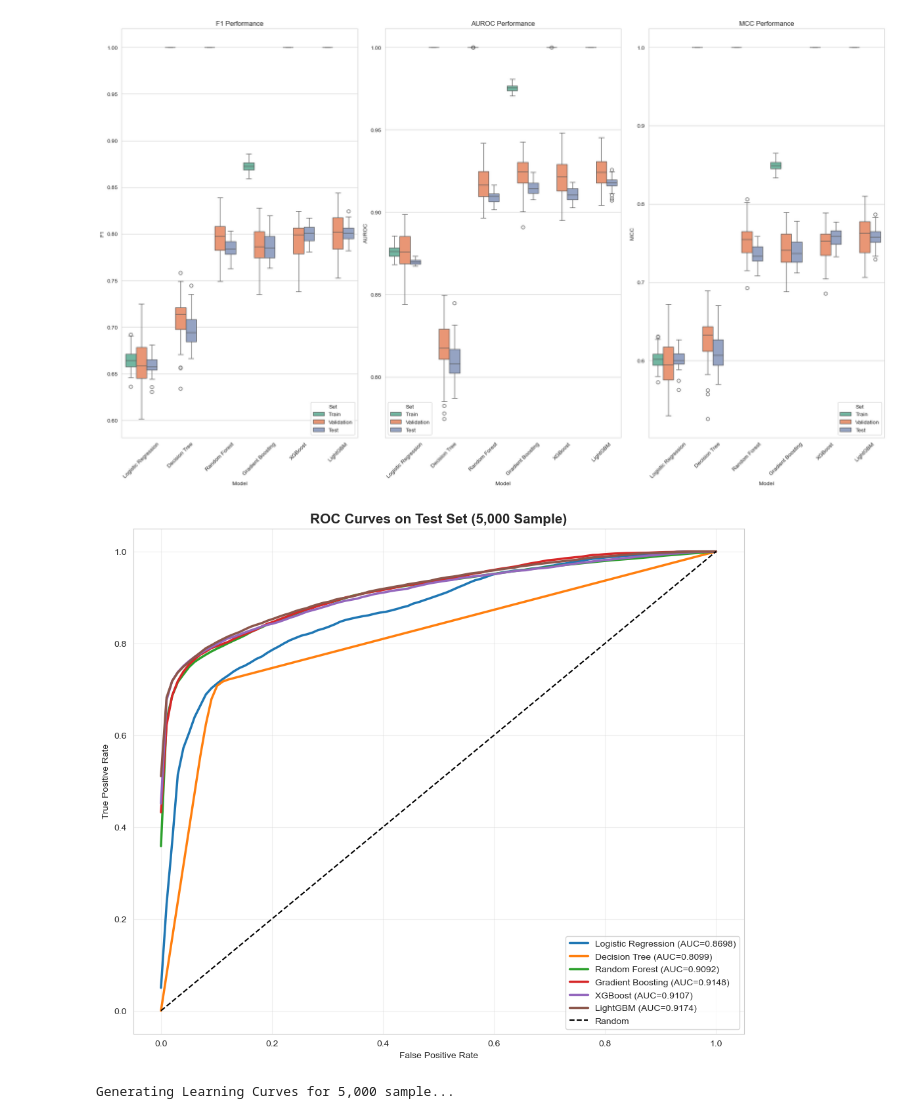
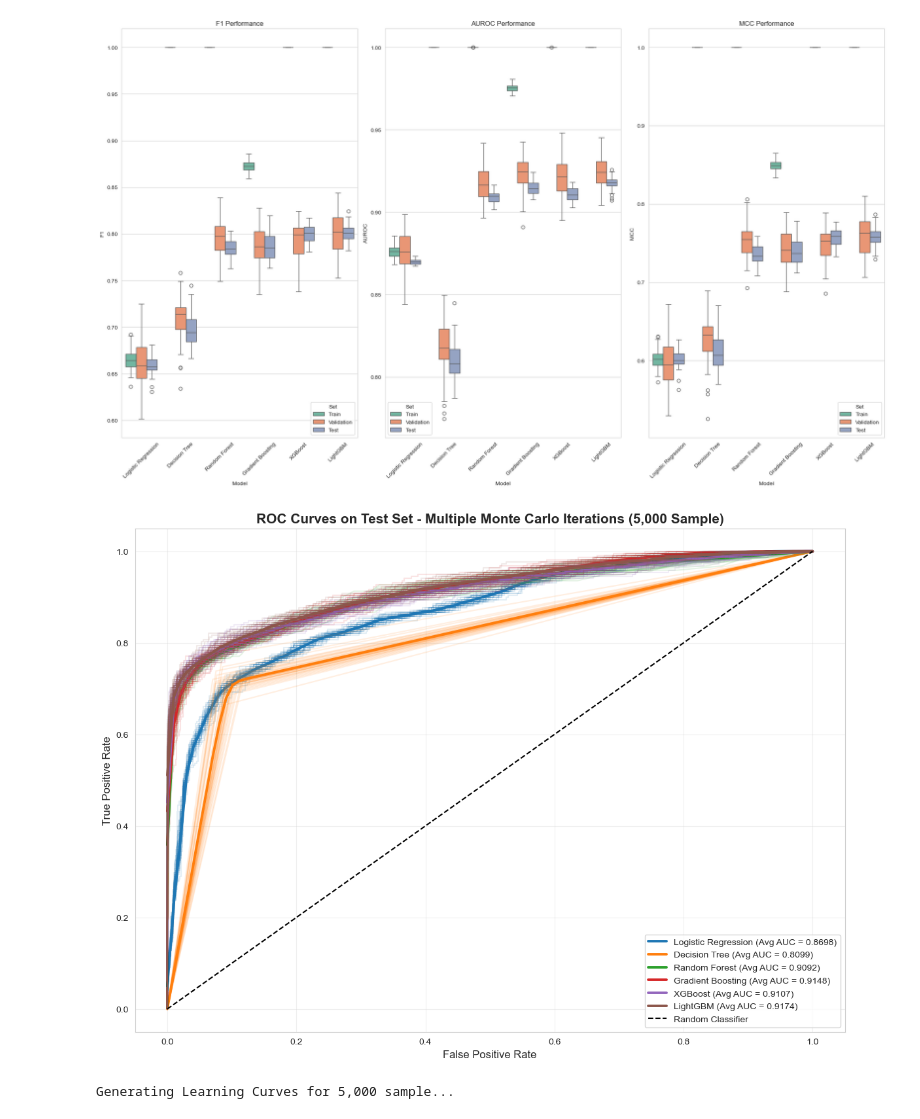
Before and after one commit to 45026602/Zonia-Paper-2, a Jupyter notebook: Zonia_5k.ipynb, the cells around one changed output. Drawn from its saved outputs; the diff is of its cells as text; code cells hidden in the pictures.

```diff
--- a/Zonia_5k.ipynb
+++ b/Zonia_5k.ipynb
@@ -1,7 +1,7 @@
 # %%
 # =====================================================
 # FINAL COMPREHENSIVE CREDIT RISK ANALYSIS - 5,000 SAMPLE
-# Stratified Sample + Train/Val/Test + Monte Carlo + ROC + Learning Curves
+# Stratified Sample + Train/Val/Test + Monte Carlo + Enhanced ROC Curves + Learning Curves
 # =====================================================
 
 import pandas as pd
@@ -11,7 +11,6 @@ warnings.filterwarnings('ignore')
 
 import matplotlib.pyplot as plt
 import seaborn as sns
-from math import pi
 
 from sklearn.model_selection import train_test_split, learning_curve
 from sklearn.preprocessing import StandardScaler, OneHotEncoder
@@ -34,11 +33,9 @@ df_original = pd.read_csv('credit_risk_dataset.csv')
 target = 'loan_status'
 
 sample_size = 5000
-
 df_sample = df_original.groupby(target, group_keys=False).apply(
     lambda x: x.sample(n=int(sample_size * len(x) / len(df_original)), random_state=42)
 )
-
 df = df_sample.sample(n=sample_size, random_state=42) if len(df_sample) > sample_size else df_sample
 
 print(f"✅ Sample Shape: {df.shape}")
@@ -50,7 +47,6 @@ y = df[target]
 
 X_train_full, X_temp, y_train_full, y_temp = train_test_split(
     X, y, test_size=0.4, stratify=y, random_state=42)
-
 X_val, X_test, y_val, y_test = train_test_split(
     X_temp, y_temp, test_size=0.5, stratify=y_temp, random_state=42)
 
@@ -61,8 +57,7 @@ numeric_features = df.select_dtypes(include=['int64', 'float64']).columns.drop(t
 categorical_features = df.select_dtypes(include=['object']).columns.tolist()
 
 preprocessor = ColumnTransformer([
-    ('num', Pipeline([('imputer', SimpleImputer(strategy='median')),
-                      ('scaler', StandardScaler())]), numeric_features),
+    ('num', Pipeline([('imputer', SimpleImputer(strategy='median')), ('scaler', StandardScaler())]), numeric_features),
     ('cat', Pipeline([('imputer', SimpleImputer(strategy='most_frequent')),
                       ('encoder', OneHotEncoder(drop='first', sparse_output=False, handle_unknown='ignore'))]), categorical_features)
 ])
@@ -132,7 +127,7 @@ def monte_carlo_simulation(n_sim=40):
                 metrics['Set'] = set_name
                 results.append(metrics)
 
-            # ROC data for Test set
+            # Save ROC data for every iteration on Test set
             if y_prob is not None:
                 fpr, tpr, _ = roc_curve(y_test, y_prob)
                 roc_data.append({
@@ -197,7 +192,7 @@ print(summary)
 # ------------------- VISUALIZATIONS -------------------
 sns.set_style("whitegrid")
 
-# 1. Boxplots
+# Boxplots
 plt.figure(figsize=(20, 12))
 metrics_list = ['F1', 'AUROC', 'MCC']
 for i, metric in enumerate(metrics_list):
@@ -209,28 +204,40 @@ plt.tight_layout()
 plt.savefig('boxplots_train_val_test_5000.png', dpi=300, bbox_inches='tight')
 plt.show()
 
-# 2. ROC Curves
-plt.figure(figsize=(12, 10))
-for idx, model_name in enumerate(results_df['Model'].unique()):
+# ==================== ENHANCED ROC CURVES (Multiple Iterations) ====================
+plt.figure(figsize=(14, 10))
+colors = sns.color_palette("tab10", len(models))
+
+for idx, model_name in enumerate(models.keys()):
     model_roc = roc_df[roc_df['Model'] == model_name]
+    if len(model_roc) == 0:
+        continue
     mean_auc = model_roc['auc'].mean()
+
+    # Plot all individual ROC curves (faint)
+    for _, row in model_roc.iterrows():
+        plt.plot(row['fpr'], row['tpr'], alpha=0.12, color=colors[idx])
+
+    # Plot bold average ROC curve
     mean_fpr = np.linspace(0, 1, 100)
     mean_tpr = np.mean([np.interp(mean_fpr, row['fpr'], row['tpr']) for _, row in model_roc.iterrows()], axis=0)
-    plt.plot(mean_fpr, mean_tpr, label=f'{model_name} (AUC={mean_auc:.4f})', linewidth=2.5)
+    plt.plot(mean_fpr, mean_tpr, label=f'{model_name} (Avg AUC = {mean_auc:.4f})',
+             linewidth=2.8, color=colors[idx])
 
-plt.plot([0, 1], [0, 1], 'k--', label='Random')
-plt.xlabel('False Positive Rate')
-plt.ylabel('True Positive Rate')
-plt.title('ROC Curves on Test Set (5,000 Sample)', fontsize=15, fontweight='bold')
-plt.legend(loc='lower right')
+plt.plot([0, 1], [0, 1], 'k--', label='Random Classifier')
+plt.xlabel('False Positive Rate', fontsize=12)
+plt.ylabel('True Positive Rate', fontsize=12)
+plt.title('ROC Curves on Test Set - Multiple Monte Carlo Iterations (5,000 Sample)',
+          fontsize=15, fontweight='bold')
+plt.legend(loc='lower right', fontsize=10)
 plt.grid(True, alpha=0.3)
-plt.savefig('ROC_curves_test_set_5000.png', dpi=300, bbox_inches='tight')
+plt.savefig('ROC_curves_multiple_iterations_5000.png', dpi=300, bbox_inches='tight')
 plt.show()
 
-# 3. Learning Curves
+# Learning Curves
 plot_learning_curves()
 
-# 4. Overfitting Gap
+# Overfitting Gap
 train_df = results_df[results_df['Set'] == 'Train']
 test_df = results_df[results_df['Set'] == 'Test']
 gap = train_df.merge(test_df, on=['Model', 'Simulation'], suffixes=('_train', '_test'))
@@ -240,42 +247,36 @@ plt.figure(figsize=(14, 8))
 sns.boxplot(x='Model', y='F1_Gap', data=gap, palette="Reds")
 plt.title('Overfitting Gap (Train F1 - Test F1) - 5,000 Sample', fontsize=15, fontweight='bold')
 plt.axhline(0, color='black', linestyle='--')
 plt.xticks(rotation=45)
 plt.savefig('overfitting_gap_5000.png', dpi=300, bbox_inches='tight')
 plt.show()
 
 # ------------------- SAVE RESULTS -------------------
 results_df.to_csv('monte_carlo_results_train_val_test_5000.csv', index=False)
 summary.to_csv('summary_train_val_test_5000.csv')
 
-print("\n🎉 Comprehensive Analysis for 5,000 Sample Completed Successfully!")
-print("Files saved:")
-print("- monte_carlo_results_train_val_test_5000.csv")
-print("- summary_train_val_test_5000.csv")
-print("- ROC_curves_test_set_5000.png")
-print("- boxplots_train_val_test_5000.png")
-print("- learning_curves_5000.png")
-print("- overfitting_gap_5000.png")
+print("\n🎉 Comprehensive Analysis for 5,000 Sample Completed!")
+print("Enhanced ROC curves with multiple iterations saved.")
 # %% [output]
 Loading dataset...
 ✅ Sample Shape: (4999, 12)
 Class Distribution:
 loan_status
 0    0.781956
 1    0.218044
 Name: proportion, dtype: float64
 
 Split → Train: 2999 | Val: 1000 | Test: 1000
 
 🚀 Running Monte Carlo (40 iterations) on 5,000 sample...
 
 ... (26 lines left out)
                     Validation  0.7952  0.0204  0.9170  0.0106  0.7525  0.0241
 XGBoost             Test        0.8004  0.0089  0.9107  0.0041  0.7572  0.0115
                     Train       1.0000  0.0000  1.0000  0.0000  1.0000  0.0000
                     Validation  0.7924  0.0195  0.9215  0.0107  0.7478  0.0227
 [figure]
-[figure, old version]
+[figure, new version]
 Generating Learning Curves for 5,000 sample...
 [figure]
 [figure]
```
Also changed, not shown: parts of 1 cell of this notebook.
